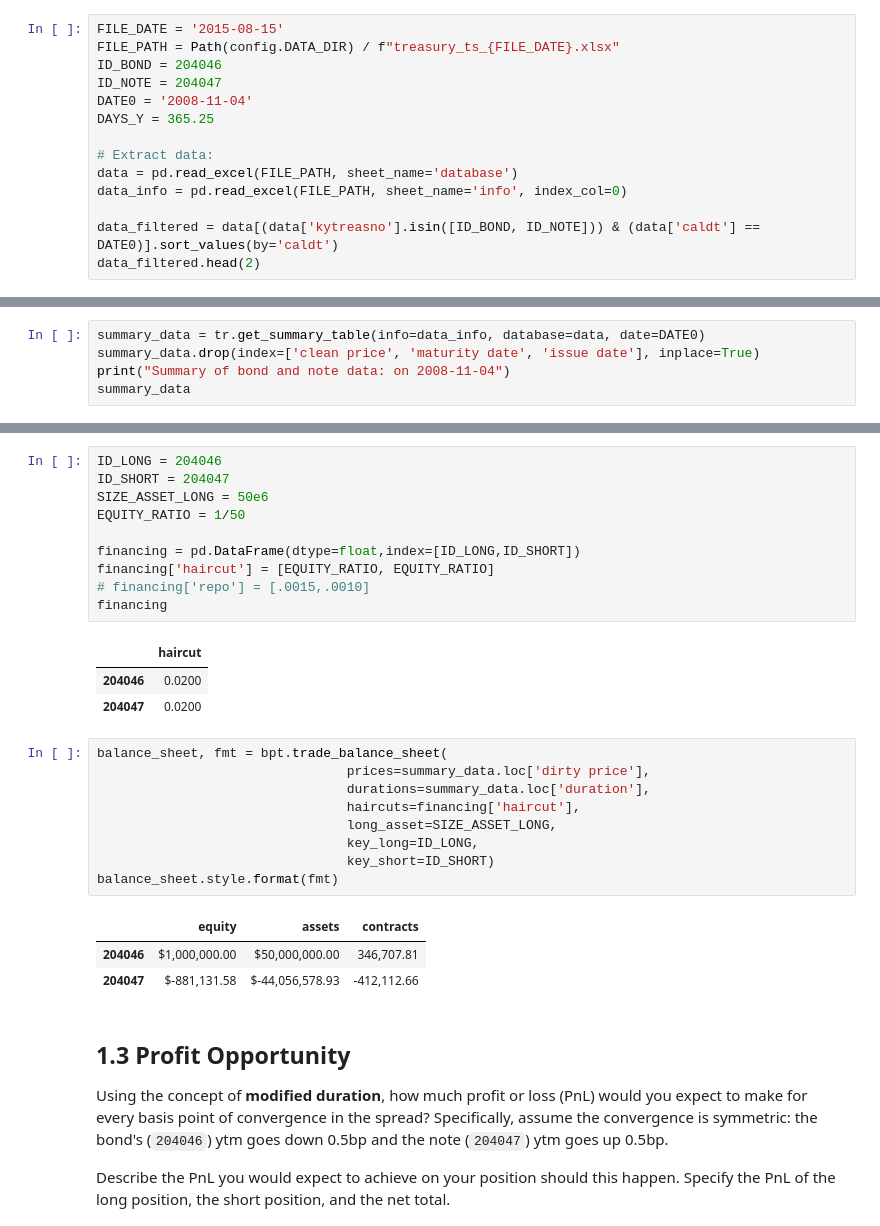
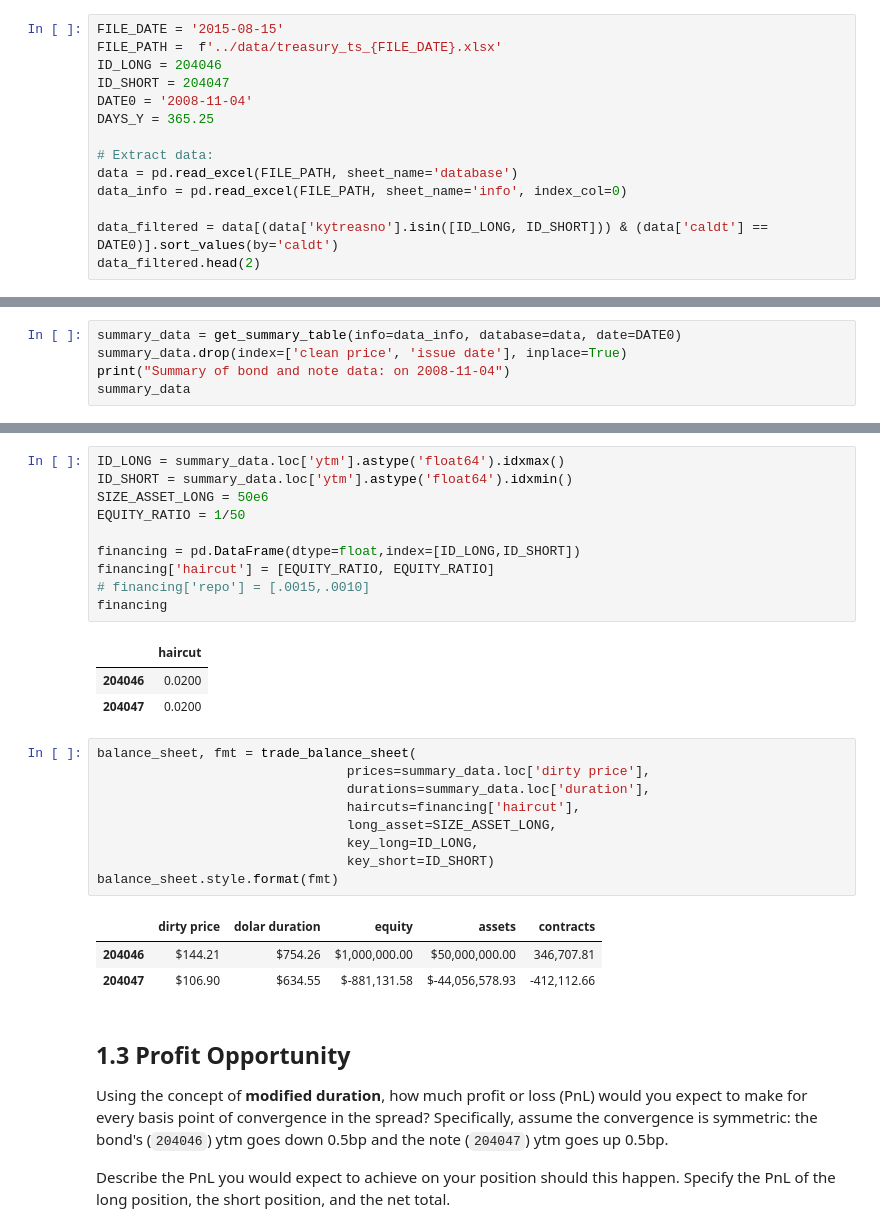
Before and after one commit to Scheffer888/finm-fixedincome-2025, a Jupyter notebook: homework/Homework 2 (Eduardo).ipynb, the cells around one changed output, grey strips where cells are left out. Saved outputs shown, nothing was run; the diff lists cells and outputs as text.

```diff
--- a/homework/Homework 2 (Eduardo).ipynb
+++ b/homework/Homework 2 (Eduardo).ipynb
@@ -49,9 +41,9 @@ pd.set_option('display.float_format', lambda x: '%.4f' % x)
 * Look at the data on 2008-11-04.
 # %%
 FILE_DATE = '2015-08-15'
-FILE_PATH = Path(config.DATA_DIR) / f"treasury_ts_{FILE_DATE}.xlsx"
-ID_BOND = 204046
-ID_NOTE = 204047
+FILE_PATH =  f'../data/treasury_ts_{FILE_DATE}.xlsx'
+ID_LONG = 204046
+ID_SHORT = 204047
 DATE0 = '2008-11-04'
 DAYS_Y = 365.25
 
@@ -59,7 +51,7 @@ DAYS_Y = 365.25
 data = pd.read_excel(FILE_PATH, sheet_name='database')
 data_info = pd.read_excel(FILE_PATH, sheet_name='info', index_col=0)
 
-data_filtered = data[(data['kytreasno'].isin([ID_BOND, ID_NOTE])) & (data['caldt'] == DATE0)].sort_values(by='caldt')
+data_filtered = data[(data['kytreasno'].isin([ID_LONG, ID_SHORT])) & (data['caldt'] == DATE0)].sort_values(by='caldt')
 data_filtered.head(2)
 # %% [output]
 |  | kytreasno | kycrspid | caldt | tdbid | tdask | tdnomprc | tdnomprc_flg | tdsourcr | tdaccint | tdretnua | ... |
@@ -78,8 +70,8 @@ Make a chart comparing the issues in the following features, (as of Nov 4, 2008.
 * modified duration
 * YTM
 # %%
-summary_data = tr.get_summary_table(info=data_info, database=data, date=DATE0)
-summary_data.drop(index=['clean price', 'maturity date', 'issue date'], inplace=True)
+summary_data = get_summary_table(info=data_info, database=data, date=DATE0)
+summary_data.drop(index=['clean price', 'issue date'], inplace=True)
 print("Summary of bond and note data: on 2008-11-04")
 summary_data
 # %% [output]
@@ -118,8 +111,8 @@ Use the ratio above to short a number of notes (`204047`) to keep zero duration.
 
 Report the number of bonds and notes of your position, along with the total dollars in the short position.
 # %%
-ID_LONG = 204046
-ID_SHORT = 204047
+ID_LONG = summary_data.loc['ytm'].astype('float64').idxmax()
+ID_SHORT = summary_data.loc['ytm'].astype('float64').idxmin()
 SIZE_ASSET_LONG = 50e6
 EQUITY_RATIO = 1/50
 
@@ -132,18 +125,18 @@ financing
 | 204046 | 0.0200 |
 | 204047 | 0.0200 |
 # %%
-balance_sheet, fmt = bpt.trade_balance_sheet(
+balance_sheet, fmt = trade_balance_sheet(
                                 prices=summary_data.loc['dirty price'],
                                 durations=summary_data.loc['duration'],
                                 haircuts=financing['haircut'],
                                 long_asset=SIZE_ASSET_LONG,
                                 key_long=ID_LONG,
                                 key_short=ID_SHORT)
 balance_sheet.style.format(fmt)
 # %% [output]
-|  | equity | assets | contracts |
-| 204046 | $1,000,000.00 | $50,000,000.00 | 346,707.81 |
-| 204047 | $-881,131.58 | $-44,056,578.93 | -412,112.66 |
+|  | dirty price | dolar duration | equity | assets | contracts |
+| 204046 | $144.21 | $754.26 | $1,000,000.00 | $50,000,000.00 | 346,707.81 |
+| 204047 | $106.90 | $634.55 | $-881,131.58 | $-44,056,578.93 | -412,112.66 |
 # %% [markdown]
 ## 1.3 Profit Opportunity
 
```
Also changed, not shown: parts of 21 cells of this notebook, 10 other files.
